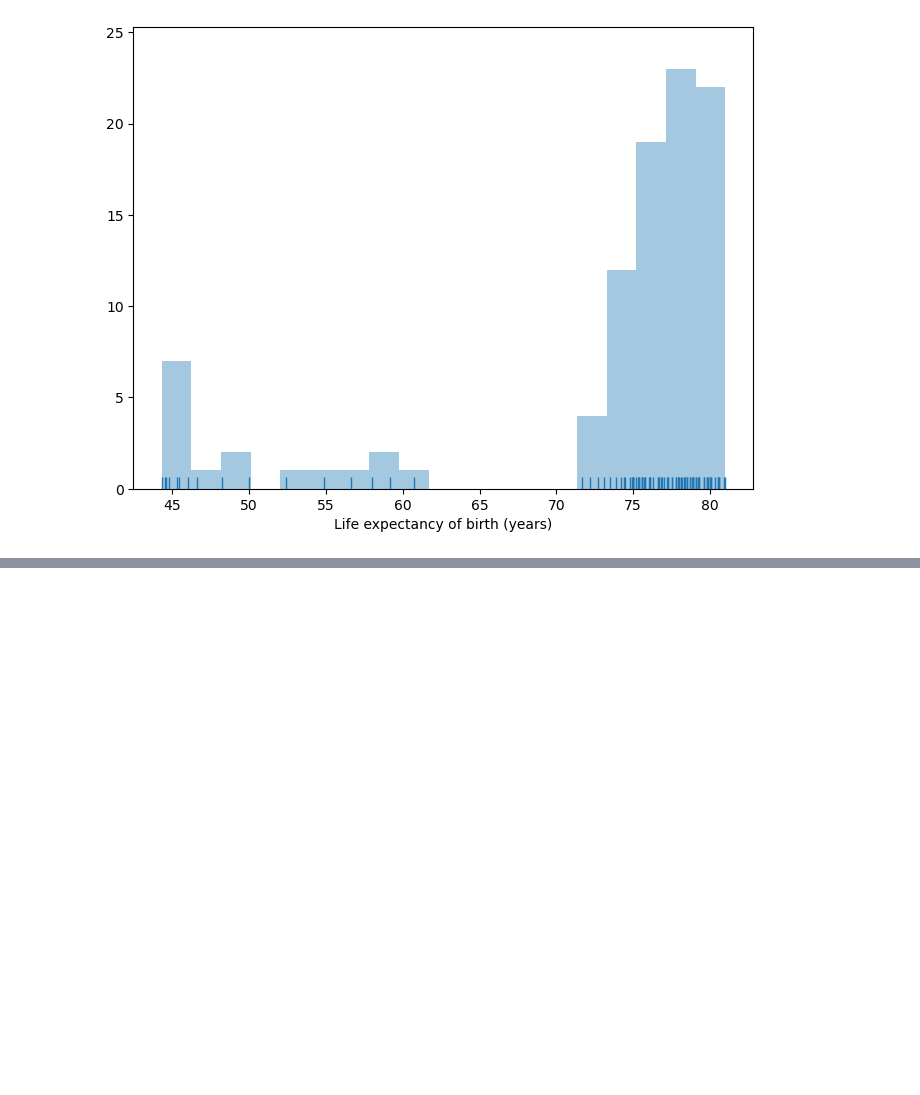
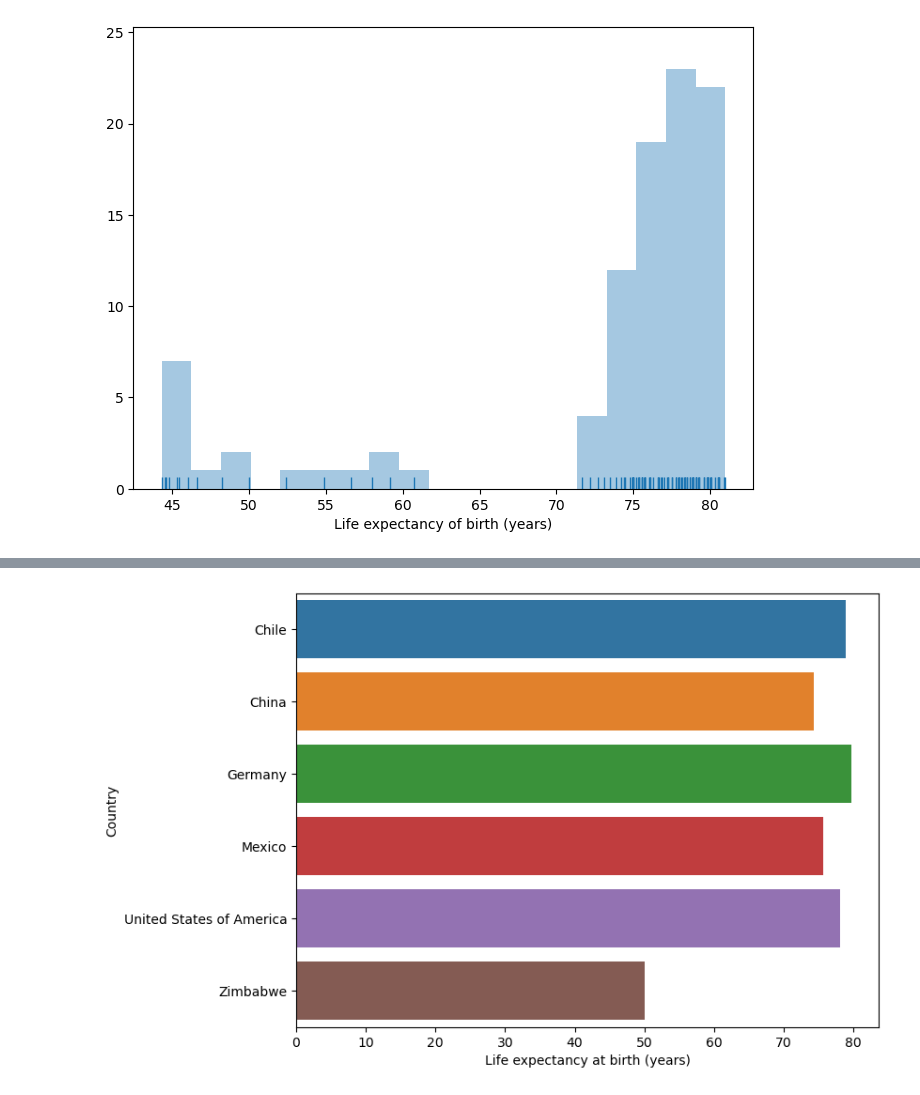
Before and after one commit to edumaedaa/life-expectancy-and-gdp, a Jupyter notebook: life_expectancy_gdp.ipynb, the cells around one changed output, grey strips where cells are left out. Cells and saved outputs as stored; diff of their text form; code cells hidden in the pictures; blank space fills up the shorter version.

Commit message:
Feat: Add charts and tables for analysis

```diff
--- a/life_expectancy_gdp.ipynb
+++ b/life_expectancy_gdp.ipynb
@@ -84,4 +84,4 @@ https://gist.github.com/mwaskom/de44147ed2974457ad6372750bbe5751
 Text(0.5, 0, 'Life expectancy of birth (years)')
 [figure]
 # %%
-df_lifeExpentancy.drop('Year',axis=1).groupby('Country').mean().reset_index()
+dfMeans = df_lifeExpentancy.drop('Year',axis=1).groupby('Country').mean().reset_index()
@@ -95,0 +98,6 @@ df_lifeExpentancy.drop('Year',axis=1).groupby('Country').mean().reset_index()
+# %%
+plt.figure(figsize=(8,6))
+sns.barplot(x='LEABY', y='Country', data=dfMeans)
+ax = plt.xlabel("Life expectancy at birth (years)")
+# %% [output]
+[figure, added]
```
Also changed, not shown: parts of 2 cells of this notebook.
